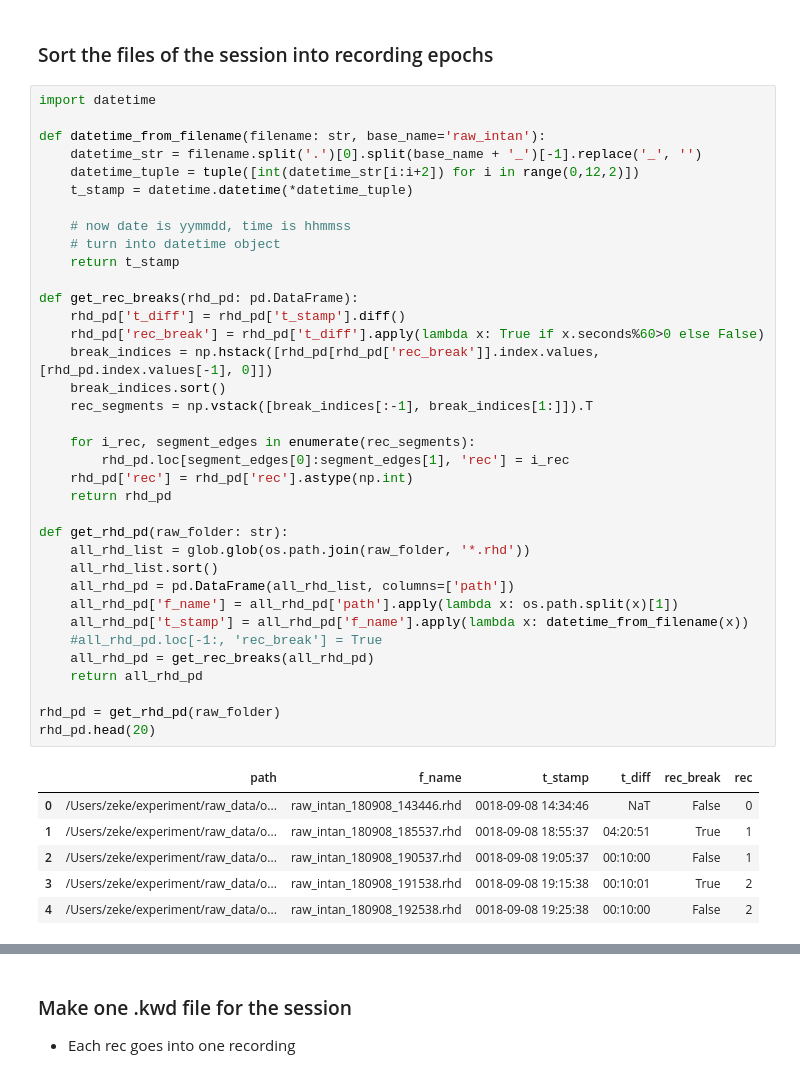
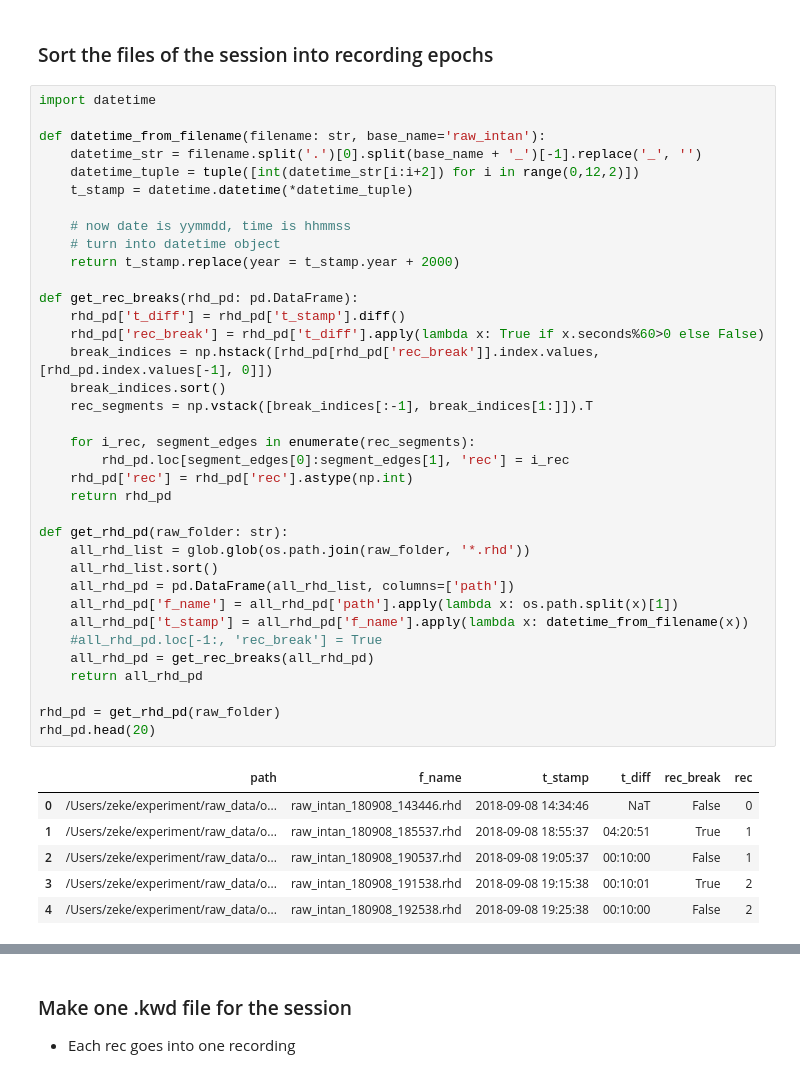
Before and after one commit to zekearneodo/pipefinch, a Jupyter notebook: intan2kwikwithrecs.ipynb, the cells around one changed output, grey strips where cells are left out. Drawn from its saved outputs; the diff is of its cells as text.

```diff
--- a/intan2kwikwithrecs.ipynb
+++ b/intan2kwikwithrecs.ipynb
@@ -81,36 +81,36 @@ def datetime_from_filename(filename: str, base_name='raw_intan'):
 
     # now date is yymmdd, time is hhmmss
     # turn into datetime object
-    return t_stamp
+    return t_stamp.replace(year = t_stamp.year + 2000)
 
 def get_rec_breaks(rhd_pd: pd.DataFrame):
     rhd_pd['t_diff'] = rhd_pd['t_stamp'].diff()
     rhd_pd['rec_break'] = rhd_pd['t_diff'].apply(lambda x: True if x.seconds%60>0 else False)
     break_indices = np.hstack([rhd_pd[rhd_pd['rec_break']].index.values, [rhd_pd.index.values[-1], 0]])
     break_indices.sort()
     rec_segments = np.vstack([break_indices[:-1], break_indices[1:]]).T
 
     for i_rec, segment_edges in enumerate(rec_segments):
         rhd_pd.loc[segment_edges[0]:segment_edges[1], 'rec'] = i_rec
     rhd_pd['rec'] = rhd_pd['rec'].astype(np.int)
     return rhd_pd
 
 def get_rhd_pd(raw_folder: str):
     all_rhd_list = glob.glob(os.path.join(raw_folder, '*.rhd'))
     all_rhd_list.sort()
     all_rhd_pd = pd.DataFrame(all_rhd_list, columns=['path'])
     all_rhd_pd['f_name'] = all_rhd_pd['path'].apply(lambda x: os.path.split(x)[1])
     all_rhd_pd['t_stamp'] = all_rhd_pd['f_name'].apply(lambda x: datetime_from_filename(x))
     #all_rhd_pd.loc[-1:, 'rec_break'] = True
     all_rhd_pd = get_rec_breaks(all_rhd_pd)
     return all_rhd_pd
 
 rhd_pd = get_rhd_pd(raw_folder)
 rhd_pd.head(20)
 # %% [output]
 |  | path | f_name | t_stamp | t_diff | rec_break | rec |
-| 0 | /Users/zeke/experiment/raw_data/o... | raw_intan_180908_143446.rhd | 0018-09-08 14:34:46 | NaT | False | 0 |
-| 1 | /Users/zeke/experiment/raw_data/o... | raw_intan_180908_185537.rhd | 0018-09-08 18:55:37 | 04:20:51 | True | 1 |
-| 2 | /Users/zeke/experiment/raw_data/o... | raw_intan_180908_190537.rhd | 0018-09-08 19:05:37 | 00:10:00 | False | 1 |
-| 3 | /Users/zeke/experiment/raw_data/o... | raw_intan_180908_191538.rhd | 0018-09-08 19:15:38 | 00:10:01 | True | 2 |
-| 4 | /Users/zeke/experiment/raw_data/o... | raw_intan_180908_192538.rhd | 0018-09-08 19:25:38 | 00:10:00 | False | 2 |
+| 0 | /Users/zeke/experiment/raw_data/o... | raw_intan_180908_143446.rhd | 2018-09-08 14:34:46 | NaT | False | 0 |
+| 1 | /Users/zeke/experiment/raw_data/o... | raw_intan_180908_185537.rhd | 2018-09-08 18:55:37 | 04:20:51 | True | 1 |
+| 2 | /Users/zeke/experiment/raw_data/o... | raw_intan_180908_190537.rhd | 2018-09-08 19:05:37 | 00:10:00 | False | 1 |
+| 3 | /Users/zeke/experiment/raw_data/o... | raw_intan_180908_191538.rhd | 2018-09-08 19:15:38 | 00:10:01 | True | 2 |
+| 4 | /Users/zeke/experiment/raw_data/o... | raw_intan_180908_192538.rhd | 2018-09-08 19:25:38 | 00:10:00 | False | 2 |
```
Also changed, not shown: parts of 9 cells of this notebook, 8 other files.
